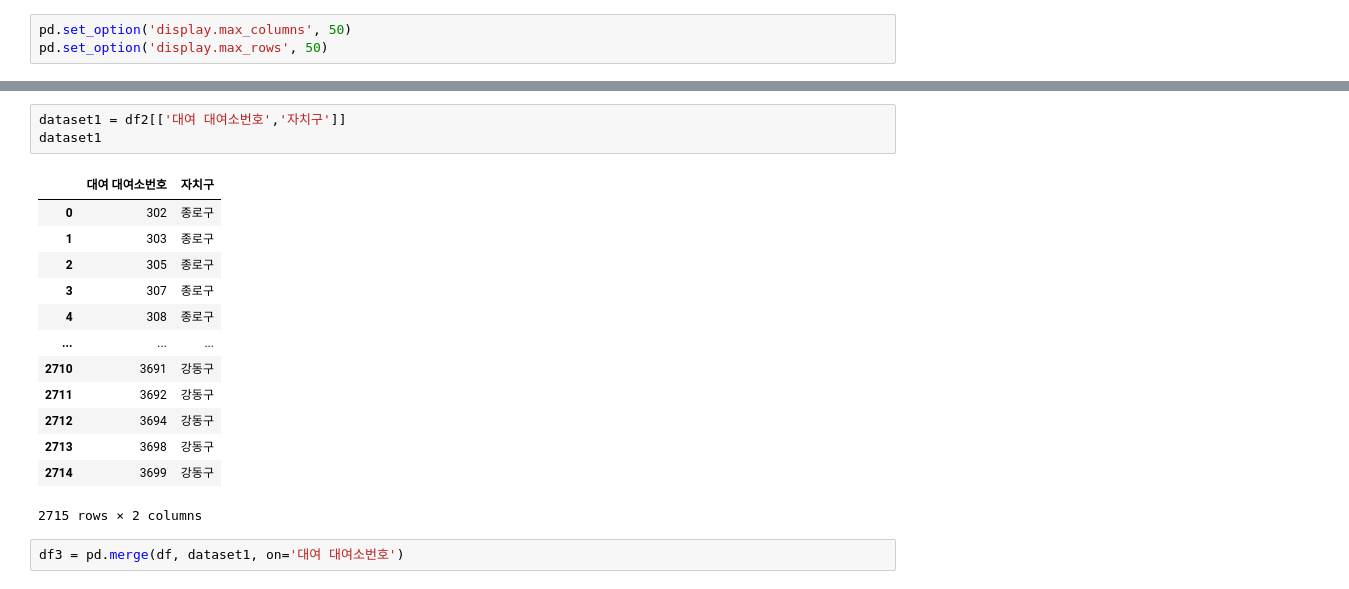
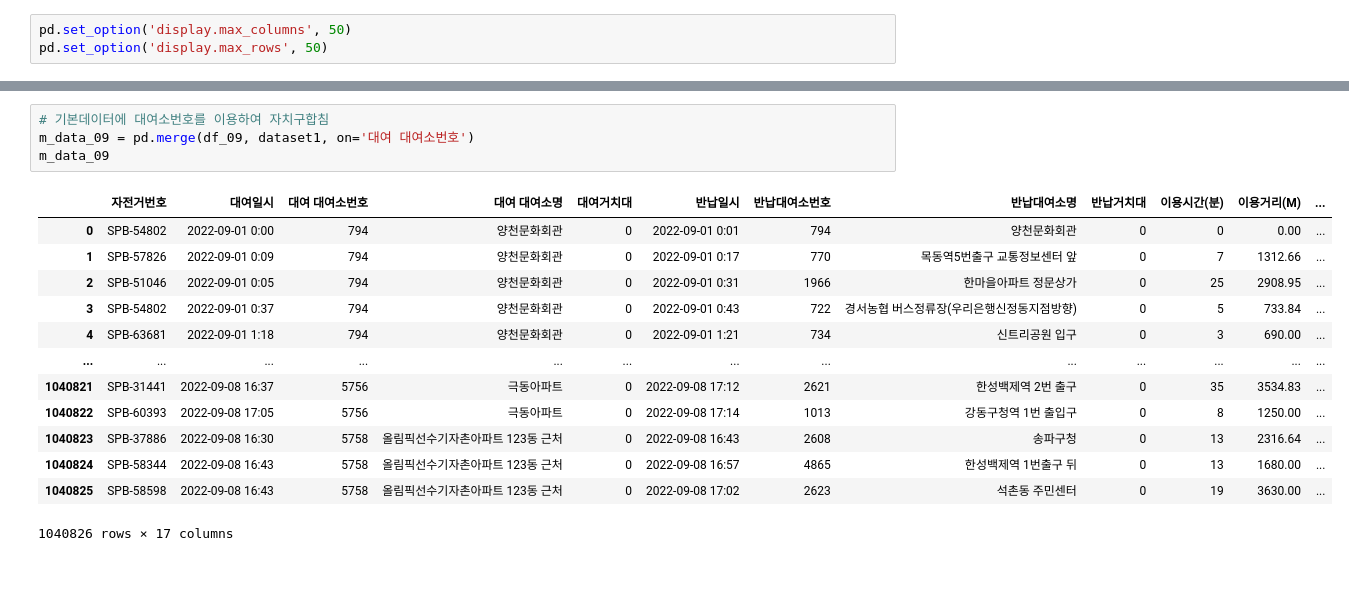
Before and after one commit to hhhhhhhhhjini/teamProject, a Jupyter notebook: 따릉이 사용량이 많은 행정구분석.ipynb, the cells around one changed output, grey strips where cells are left out. Drawn from its saved outputs; the diff is of its cells as text.

```diff
--- a/따릉이 사용량이 많은 행정구분석.ipynb
+++ b/따릉이 사용량이 많은 행정구분석.ipynb
@@ -117,19 +87,18 @@ memory usage: 212.2+ KB
-# %%
-dataset1 = df2[['대여 대여소번호','자치구']]
-dataset1
-# %% [output]
-|  | 대여 대여소번호 | 자치구 |
-| 0 | 302 | 종로구 |
-| 1 | 303 | 종로구 |
-| 2 | 305 | 종로구 |
-| 3 | 307 | 종로구 |
-| 4 | 308 | 종로구 |
-| ... | ... | ... |
-| 2710 | 3691 | 강동구 |
-| 2711 | 3692 | 강동구 |
-| 2712 | 3694 | 강동구 |
-| 2713 | 3698 | 강동구 |
-| 2714 | 3699 | 강동구 |
-2715 rows × 2 columns
 # %%
-df3 = pd.merge(df, dataset1, on='대여 대여소번호')
+# 기본데이터에 대여소번호를 이용하여 자치구합침
+m_data_09 = pd.merge(df_09, dataset1, on='대여 대여소번호')
+m_data_09
+# %% [output]
+|  | 자전거번호 | 대여일시 | 대여 대여소번호 | 대여 대여소명 | 대여거치대 | 반납일시 | 반납대여소번호 | 반납대여소명 | 반납거치대 | 이용시간(분) | 이용거리(M) | ... |
+| 0 | SPB-54802 | 2022-09-01 0:00 | 794 | 양천문화회관 | 0 | 2022-09-01 0:01 | 794 | 양천문화회관 | 0 | 0 | 0.00 | ... |
+| 1 | SPB-57826 | 2022-09-01 0:09 | 794 | 양천문화회관 | 0 | 2022-09-01 0:17 | 770 | 목동역5번출구 교통정보센터 앞 | 0 | 7 | 1312.66 | ... |
+| 2 | SPB-51046 | 2022-09-01 0:05 | 794 | 양천문화회관 | 0 | 2022-09-01 0:31 | 1966 | 한마을아파트 정문상가 | 0 | 25 | 2908.95 | ... |
+| 3 | SPB-54802 | 2022-09-01 0:37 | 794 | 양천문화회관 | 0 | 2022-09-01 0:43 | 722 | 경서농협 버스정류장(우리은행신정동지점방향) | 0 | 5 | 733.84 | ... |
+| 4 | SPB-63681 | 2022-09-01 1:18 | 794 | 양천문화회관 | 0 | 2022-09-01 1:21 | 734 | 신트리공원 입구 | 0 | 3 | 690.00 | ... |
+| ... | ... | ... | ... | ... | ... | ... | ... | ... | ... | ... | ... | ... |
+| 1040821 | SPB-31441 | 2022-09-08 16:37 | 5756 | 극동아파트 | 0 | 2022-09-08 17:12 | 2621 | 한성백제역 2번 출구 | 0 | 35 | 3534.83 | ... |
+| 1040822 | SPB-60393 | 2022-09-08 17:05 | 5756 | 극동아파트 | 0 | 2022-09-08 17:14 | 1013 | 강동구청역 1번 출입구 | 0 | 8 | 1250.00 | ... |
+| 1040823 | SPB-37886 | 2022-09-08 16:30 | 5758 | 올림픽선수기자촌아파트 123동 근처 | 0 | 2022-09-08 16:43 | 2608 | 송파구청 | 0 | 13 | 2316.64 | ... |
+| 1040824 | SPB-58344 | 2022-09-08 16:43 | 5758 | 올림픽선수기자촌아파트 123동 근처 | 0 | 2022-09-08 16:57 | 4865 | 한성백제역 1번출구 뒤 | 0 | 13 | 1680.00 | ... |
+| 1040825 | SPB-58598 | 2022-09-08 16:43 | 5758 | 올림픽선수기자촌아파트 123동 근처 | 0 | 2022-09-08 17:02 | 2623 | 석촌동 주민센터 | 0 | 19 | 3630.00 | ... |
+1040826 rows × 17 columns
```
Also changed, not shown: parts of 32 cells of this notebook.
